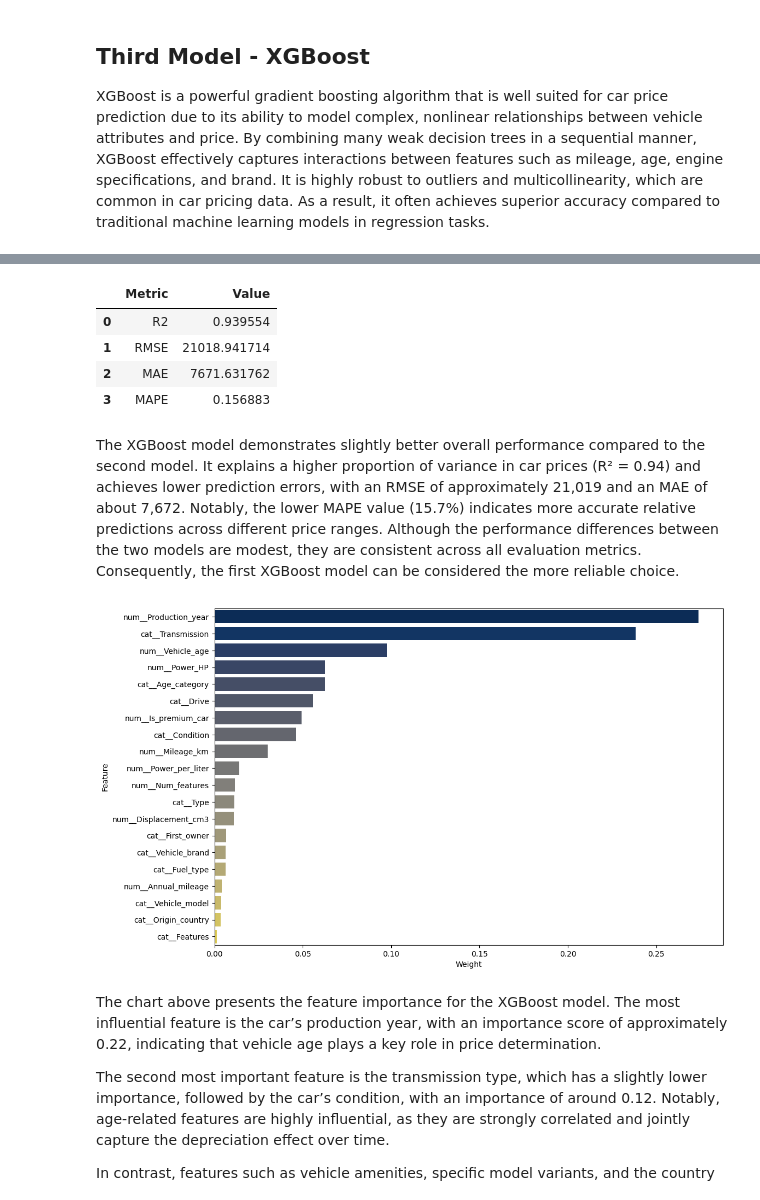
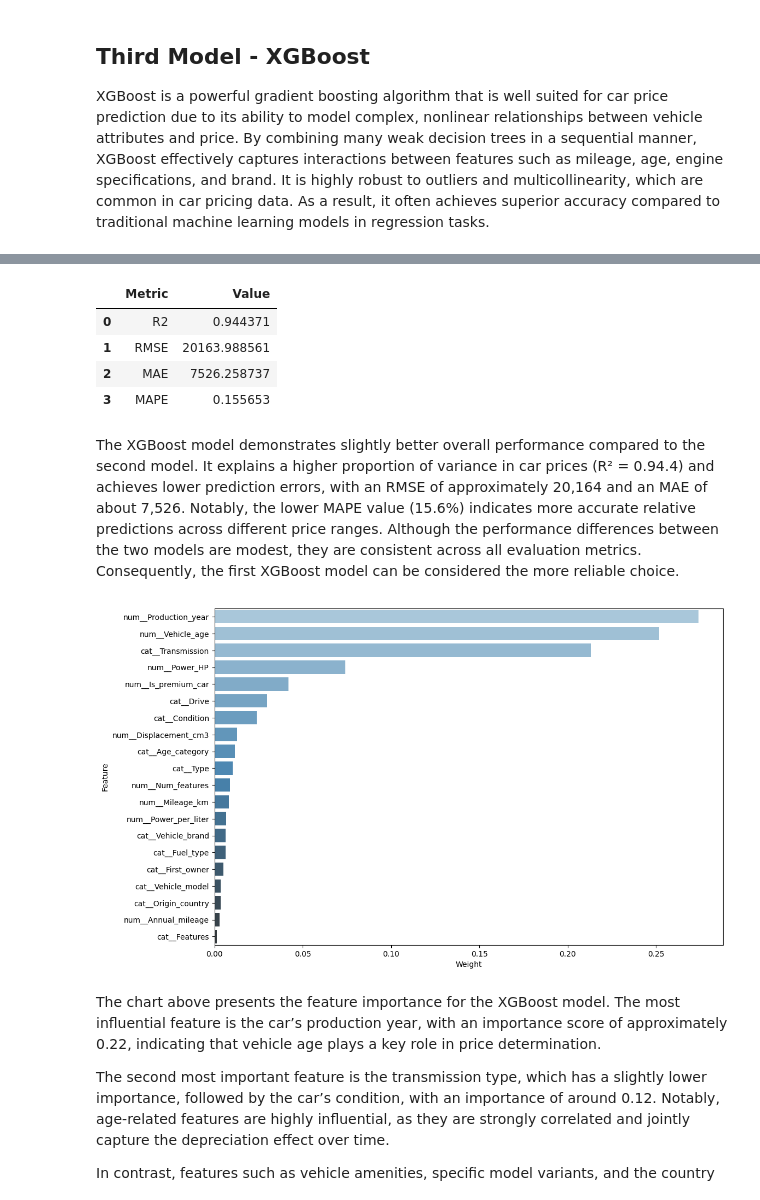
Before and after one commit to Przemsonn05/Cars-Price-Prediction-in-Poland, a Jupyter notebook: notebooks/cars_price_prediction.ipynb, the cells around one changed output, grey strips where cells are left out. Drawn from its saved outputs; the diff is of its cells as text; code cells hidden in the pictures.

```diff
--- a/notebooks/cars_price_prediction.ipynb
+++ b/notebooks/cars_price_prediction.ipynb
@@ -1018,6 +1037,7 @@ def objective(trial):
 
     return -scores.mean()
 # %%
-study = optuna.create_study(direction='minimize')
+sampler = optuna.samplers.TPESampler(seed=42)
+study = optuna.create_study(direction='minimize', sampler=sampler)
 study.optimize(objective, n_trials=50)
 # %% [output]
@@ -1056,32 +1076,32 @@ test_metrics_xgb_df = pd.DataFrame(list(test_metrics_xgb.items()), columns=['Met
 test_metrics_xgb_df
 # %% [output]
 |  | Metric | Value |
-| 0 | R2 | 0.939554 |
-| 1 | RMSE | 21018.941714 |
-| 2 | MAE | 7671.631762 |
-| 3 | MAPE | 0.156883 |
+| 0 | R2 | 0.944371 |
+| 1 | RMSE | 20163.988561 |
+| 2 | MAE | 7526.258737 |
+| 3 | MAPE | 0.155653 |
 # %% [markdown]
-The XGBoost model demonstrates slightly better overall performance compared to the second model. It explains a higher proportion of variance in car prices (R² = 0.94) and achieves lower prediction errors, with an RMSE of approximately 21,019 and an MAE of about 7,672. Notably, the lower MAPE value (15.7%) indicates more accurate relative predictions across different price ranges. Although the performance differences between the two models are modest, they are consistent across all evaluation metrics. Consequently, the first XGBoost model can be considered the more reliable choice.
+The XGBoost model demonstrates slightly better overall performance compared to the second model. It explains a higher proportion of variance in car prices (R² = 0.94.4) and achieves lower prediction errors, with an RMSE of approximately 20,164 and an MAE of about 7,526. Notably, the lower MAPE value (15.6%) indicates more accurate relative predictions across different price ranges. Although the performance differences between the two models are modest, they are consistent across all evaluation metrics. Consequently, the first XGBoost model can be considered the more reliable choice.
 # %%
 #Feature importance for XGBoost
 model = pipeline_xgb.named_steps['model']
 preprocessor = pipeline_xgb.named_steps['preprocessor']
 
 feature_names = preprocessor.get_feature_names_out()
 
 importances = pd.DataFrame({
     'Feature': feature_names,
     'Importance': model.feature_importances_
 })
 
 top20 = importances.sort_values(by='Importance', ascending=False).head(20)
 plt.figure(figsize=(12, 8))
-sns.barplot(x='Importance', y='Feature', data=top20, hue='Feature', palette='cividis')
+sns.barplot(x='Importance', y='Feature', data=top20, hue='Feature', palette='Blues_d')
 plt.xlabel('Weight')
 plt.savefig('../images/Feature_importance_xgb.png', dpi=300, bbox_inches='tight')
 plt.show()
 # %% [output]
-[figure, old version]
+[figure, new version]
 # %% [markdown]
 The chart above presents the feature importance for the XGBoost model. The most influential feature is the car’s production year, with an importance score of approximately 0.22, indicating that vehicle age plays a key role in price determination.
 
```
Also changed, not shown: parts of 26 cells of this notebook, 17 other files.
